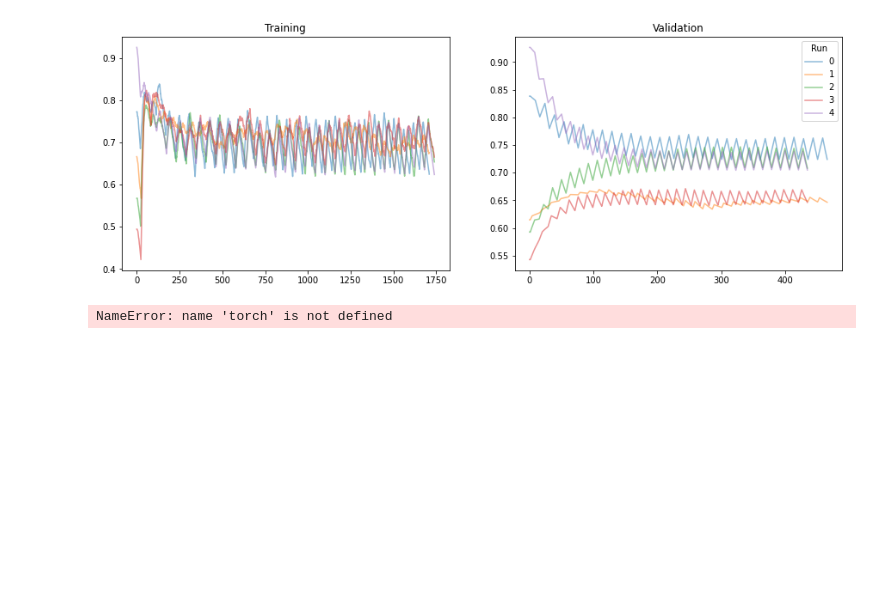
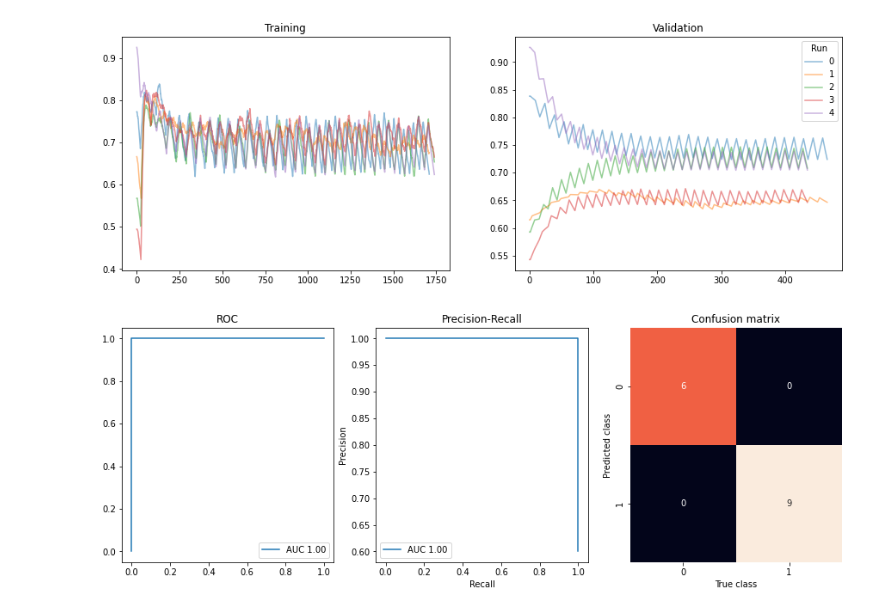
Before and after one commit to ErikHartman/sepsis-ml, a Jupyter notebook: src/ML.ipynb, the cells around one changed output. Saved outputs shown, nothing was run; the diff lists cells and outputs as text; code cells hidden in the pictures; blank space fills up the shorter version.

```diff
--- a/src/ML.ipynb
+++ b/src/ML.ipynb
@@ -556,16 +519,18 @@ plt.legend(title="Run")
 [figure]
 # %%
 # Evaluate model
-X_train, X_test, y_train, y_test = train_test_split(X, y_array, test_size=0.3)
+X_train, X_test, y_train, y_test = train_test_split(X, y_array, test_size=0.2)
 X_test = torch.Tensor(X_test)
 y_test = torch.LongTensor(y_test)
 
 sigmoid = nn.Sigmoid()
 y_pred = trainer.predict(model, X_test)
-probas = np.array([])
+probas = []
 for y_true, y_hat in zip(y_test, y_pred):
-    probas = np.append((sigmoid(y_hat)[0].numpy()), probas)
+    p = sigmoid(y_hat).numpy()
+    probas.append(p)
 
+probas = np.array(probas)
 make_roc(y_test, probas)
 # %% [output]
-NameError: name 'torch' is not defined
+[figure, added]
```
Also changed, not shown: parts of 7 cells of this notebook, 2 other files.
